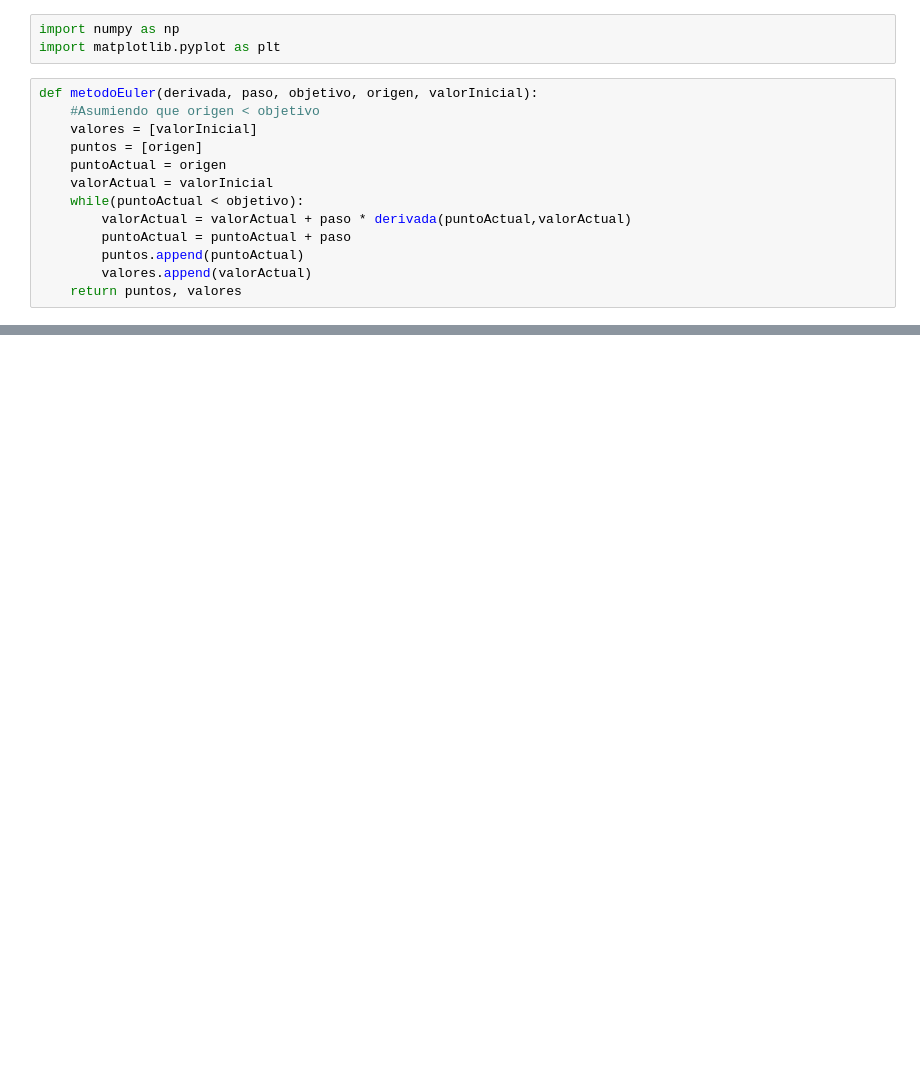
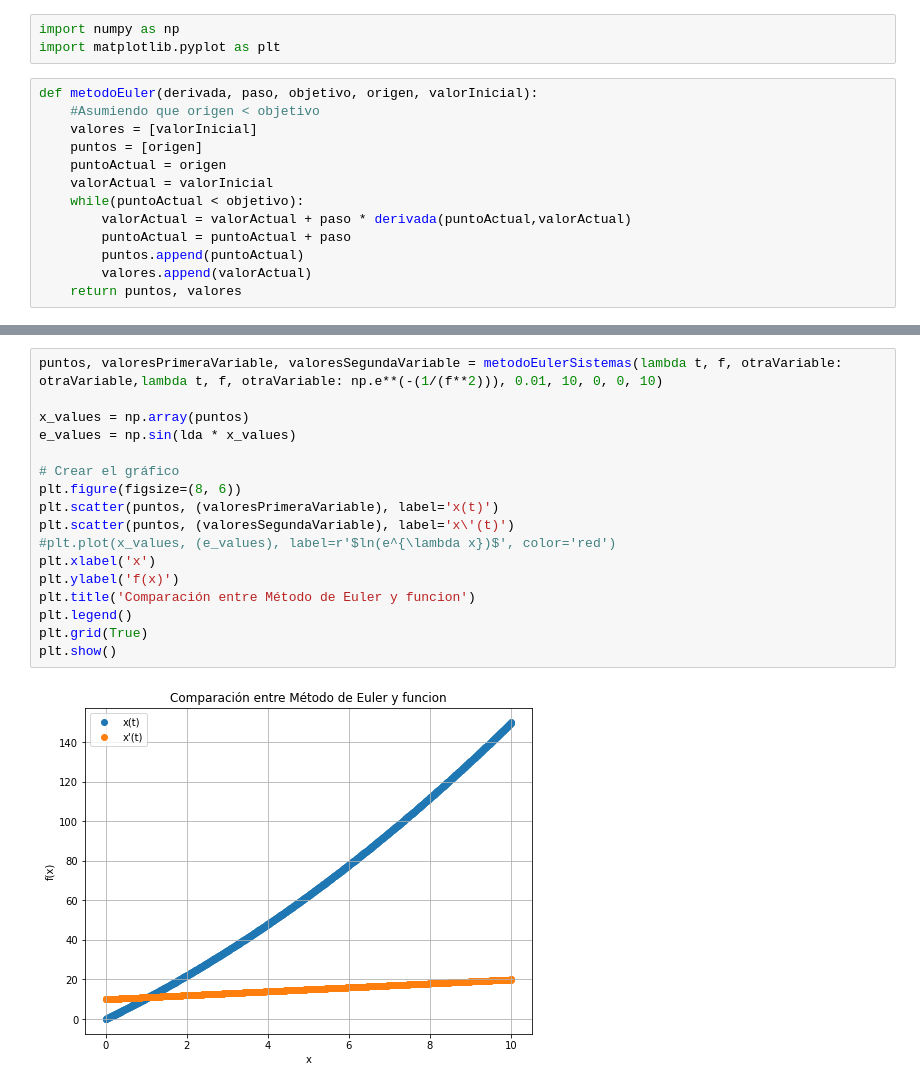
Before and after one commit to Aguspanale/modeladoContinuo, a Jupyter notebook: clase1Modelado/metodoEuler.ipynb, the cells around one changed output, grey strips where cells are left out. Drawn from its saved outputs; the diff is of its cells as text; blank space fills up the shorter version.

```diff
--- a/clase1Modelado/metodoEuler.ipynb
+++ b/clase1Modelado/metodoEuler.ipynb
@@ -55,0 +99,19 @@ plt.show()
+# %%
+puntos, valoresPrimeraVariable, valoresSegundaVariable = metodoEulerSistemas(lambda t, f, otraVariable: otraVariable,lambda t, f, otraVariable: np.e**(-(1/(f**2))), 0.01, 10, 0, 0, 10)
+
+x_values = np.array(puntos)
+e_values = np.sin(lda * x_values)
+
+# Crear el gráfico
+plt.figure(figsize=(8, 6))
+plt.scatter(puntos, (valoresPrimeraVariable), label='x(t)')
+plt.scatter(puntos, (valoresSegundaVariable), label='x\'(t)')
+#plt.plot(x_values, (e_values), label=r'$ln(e^{\lambda x})$', color='red')
+plt.xlabel('x')
+plt.ylabel('f(x)')
+plt.title('Comparación entre Método de Euler y funcion')
+plt.legend()
+plt.grid(True)
+plt.show()
+# %% [output]
+[figure, added]
```
Also changed, not shown: parts of 6 cells of this notebook.
